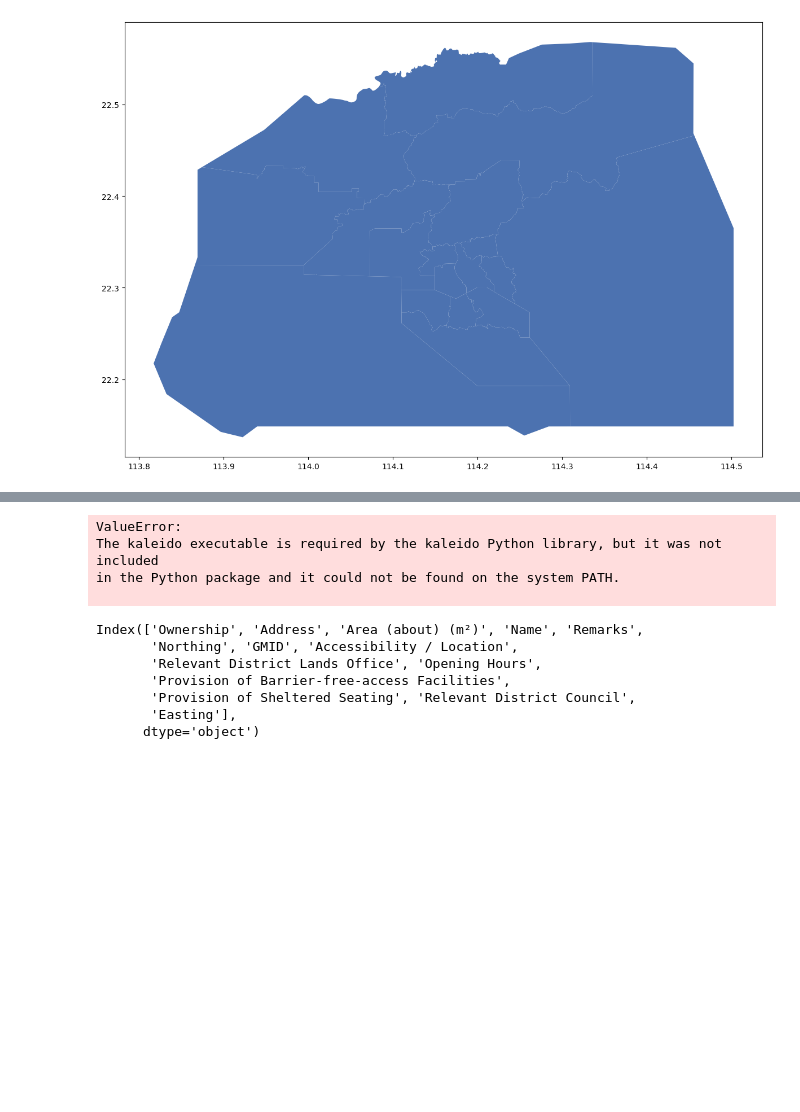
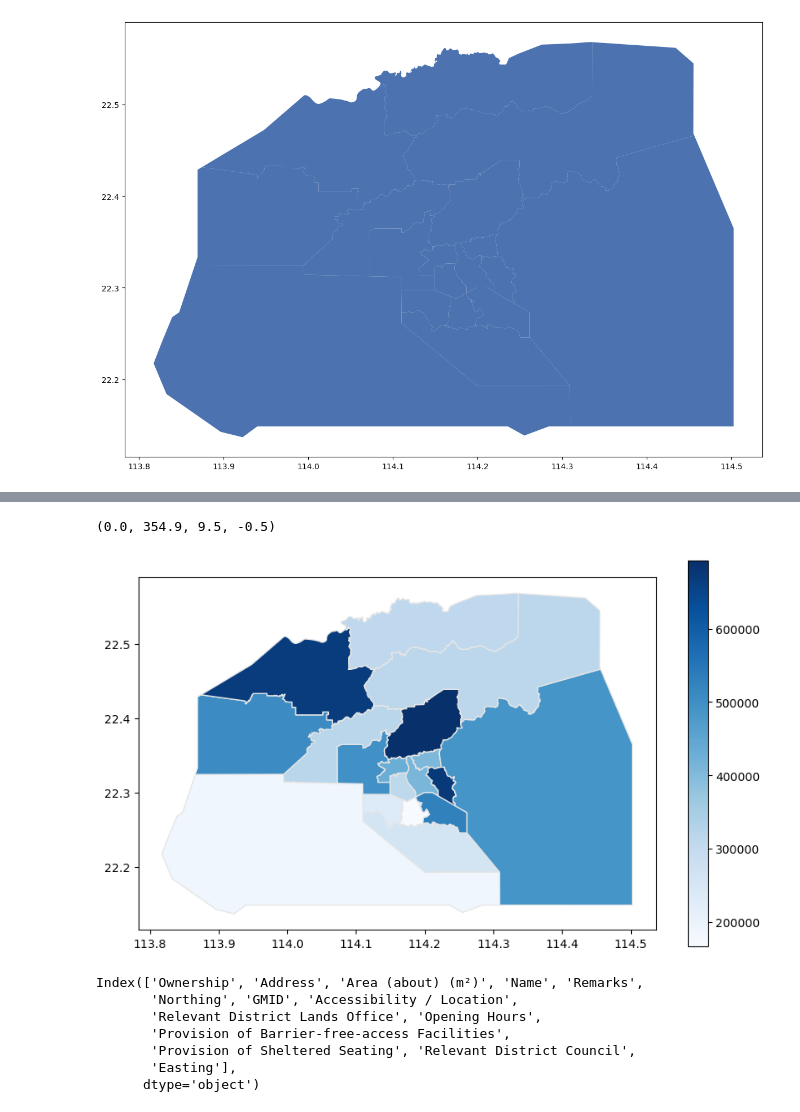
Before and after one commit to DerrickJuda/Hong-Kong-Socio-Economic-EDA, a Jupyter notebook: HK Socio Analysis_Part1.ipynb, the cells around one changed output, grey strips where cells are left out. Drawn from its saved outputs; the diff is of its cells as text; code cells hidden in the pictures; blank space fills up the shorter version.

```diff
--- a/HK Socio Analysis_Part1.ipynb
+++ b/HK Socio Analysis_Part1.ipynb
@@ -786,10 +815,10 @@ fig1.show()
-# %%
-fig1.write_image('HK Population 2021.png', format='png', width=1920, height=1080)
-# %% [output]
-ValueError:
-The kaleido executable is required by the kaleido Python library, but it was not included
-in the Python package and it could not be found on the system PATH.
-
+# %%
+fig1a, ax2 = plt.subplots(1, figsize=(10,6))
+df_merged_1.plot(column='total', cmap='Blues', linewidth=1, ax=ax2, edgecolor='0.9', legend = True)
+ax.axis('off')
+# %% [output]
+(0.0, 354.9, 9.5, -0.5)
+[figure, added]
 # %%
 df2.columns
 # %% [output]
```
Also changed, not shown: parts of 4 cells of this notebook.
